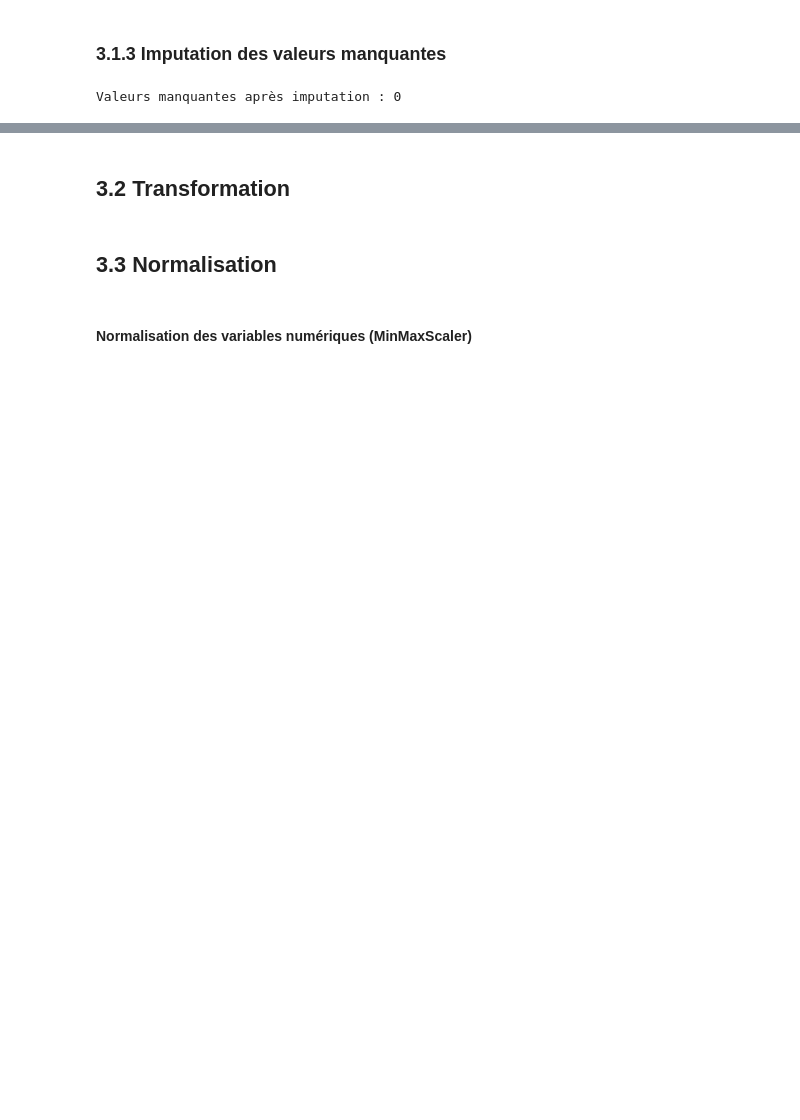
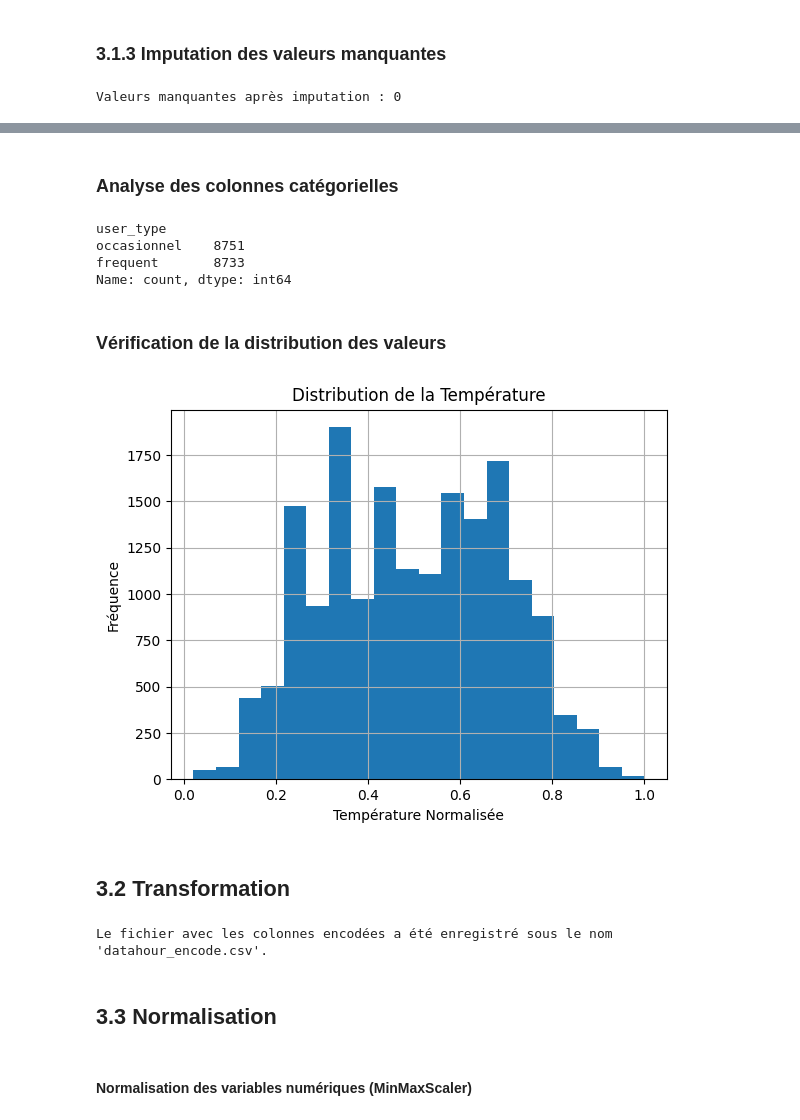
Before and after one commit to KhayriBS/ML-Project-Bike-Sharing-Model, a Jupyter notebook: Bike_Sharing_Analysis.ipynb, the cells around one changed output, grey strips where cells are left out. Drawn from its saved outputs; the diff is of its cells as text; code cells hidden in the pictures; blank space fills up the shorter version.

```diff
--- a/Bike_Sharing_Analysis.ipynb
+++ b/Bike_Sharing_Analysis.ipynb
@@ -301,8 +331,36 @@ Valeurs manquantes après imputation : 0
+# %% [markdown]
+### Analyse des colonnes catégorielles
+# %%
+# Distribution des types d'utilisateurs
+distribution_user_type = data['user_type'].value_counts()
+print(distribution_user_type)
+# %% [output]
+user_type
+occasionnel    8751
+frequent       8733
+Name: count, dtype: int64
+# %% [markdown]
+### Vérification de la distribution des valeurs
+# %%
+import matplotlib.pyplot as plt
+import pandas as pd
+data = pd.read_csv('datahour_v1.csv')
+
+
+# Afficher un histogramme des températures
+data['temp'].hist(bins=20)
+plt.title('Distribution de la Température')
+plt.xlabel('Température Normalisée')
+plt.ylabel('Fréquence')
+plt.show()
+# %% [output]
+[figure, added]
 # %% [markdown]
 ## 3.2 Transformation
 # %%
+# Importer LabelEncoder de scikit-learn
+from sklearn.preprocessing import LabelEncoder
 import pandas as pd
-from sklearn.preprocessing import LabelEncoder
 
 # Charger le fichier CSV
 data = pd.read_csv('datahour_v1.csv')
@@ -311,31 +369,30 @@ data = pd.read_csv('datahour_v1.csv')
 label_encoder = LabelEncoder()
 
 # Liste des colonnes catégorielles à encoder
-categorical_columns = [
+colonnes_categorielles = [
     'user_activity_level',
     'user_type',
     'zone_type'
 ]
 
 # Créer une copie du DataFrame pour les colonnes encodées
-encoded_data = data.copy()
+data_encodee = data.copy()
 
-# Appliquer LabelEncoder à chaque colonne catégorielle et créer de nouvelles colonnes
-for column in categorical_columns:
+# Appliquer LabelEncoder à chaque colonne catégorielle et créer de nouvelles colonnes avec les valeurs encodées
+for colonne in colonnes_categorielles:
     # Encoder la colonne
-    encoded_data[column + '_encoded'] = label_encoder.fit_transform(encoded_data[column])
+    data_encodee[colonne + '_encoded'] = label_encoder.fit_transform(data_encodee[colonne])
 
-# Vérifier les résultats avant de supprimer les colonnes d'origine
-print(encoded_data[categorical_columns + [col + '_encoded' for col in categorical_columns]].head())
+# Supprimer les colonnes d'origine si nécessaire (optionnel)
+data_encodee = data_encodee.drop(columns=colonnes_categorielles)
 
-# Supprimer les colonnes d'origine
-encoded_data = encoded_data.drop(columns=categorical_columns)
+# Enregistrer le DataFrame modifié dans un nouveau fichier CSV
+data_encodee.to_csv('datahour_encode.csv', index=False)
 
-# Vérifier les résultats après suppression
-print(encoded_data.head())
-
-# Enregistrer les modifications dans un nouveau fichier CSV
-encoded_data.to_csv('datahour_encode.csv', index=False)
+# Message de confirmation
+print("Le fichier avec les colonnes encodées a été enregistré sous le nom 'datahour_encode.csv'.")
+# %% [output]
+Le fichier avec les colonnes encodées a été enregistré sous le nom 'datahour_encode.csv'.
 # %% [markdown]
 ## 3.3 Normalisation
 # %% [markdown]
```
Also changed, not shown: parts of 57 cells of this notebook, 5 other files.
